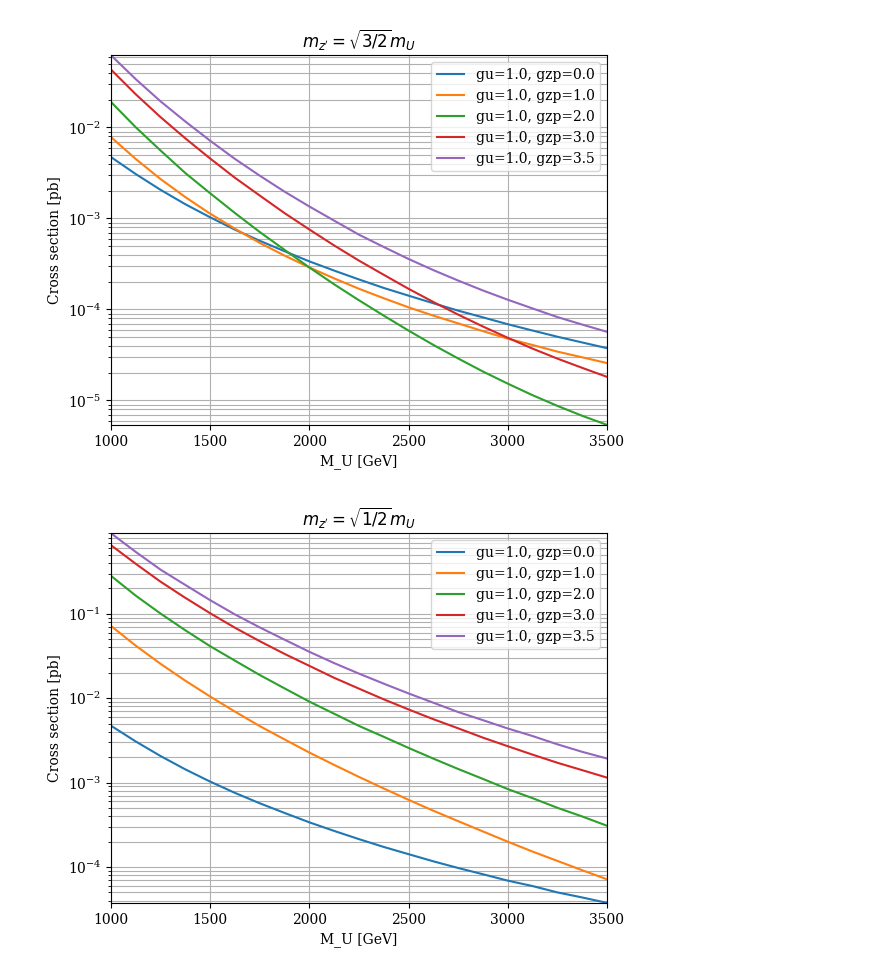
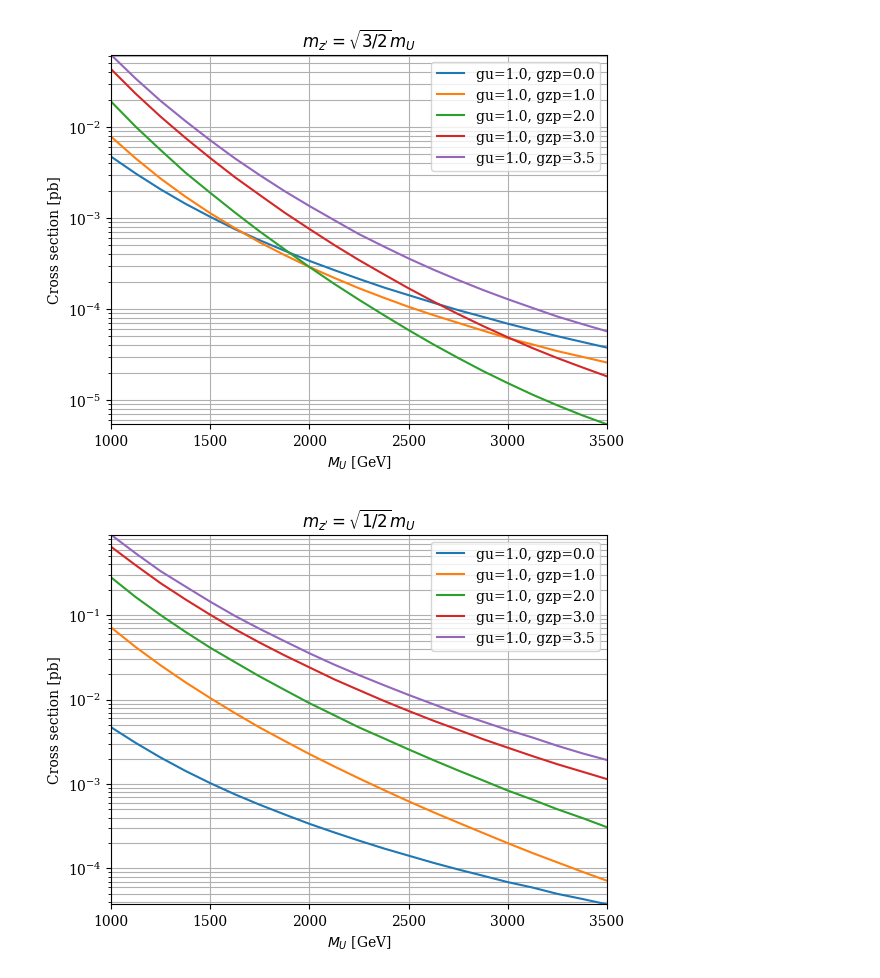
Before and after one commit to Joacop16/Phenomenology_Zp_in_LQ_Searches, a Jupyter notebook: 02_parton_analysis/XS_Plots.ipynb, the cells around one changed output. Cells and saved outputs as stored; diff of their text form; code cells hidden in the pictures.

Commit message:
Fixing M_U xlabel

```diff
--- a/02_parton_analysis/XS_Plots.ipynb
+++ b/02_parton_analysis/XS_Plots.ipynb
@@ -32,35 +32,35 @@ g_zp = [
     3.5
     ]
 g_list = list(product(g_U, g_zp))
 
 for g_pair in g_list:
     M_U, xs_array = get_xs_array(g_pair)
     plt.semilogy(M_U, xs_array, label=f"gu={g_pair[0]}, gzp={g_pair[1]}") # Linear X axis, Logarithmic Y axis
 
-plt.xlabel("M_U [GeV]")
+plt.xlabel(r"$M_{U}$ [GeV]")
 plt.ylabel("Cross section [pb]")
 
 # add grid
 plt.grid(True, which="both")
 
 # set y lims
 ymin = min([min(get_xs_array(g)[1]) for g in g_list])
 ymax = max([max(get_xs_array(g)[1]) for g in g_list])
 plt.ylim(ymin, ymax)
 # set x lims
 xmin = 1000
 xmax = 3500
 plt.xlim(xmin, xmax)
 # add title, latex format
 if limit == "upper":
     plt.title("$m_{z'} = \sqrt{3/2} m_U$")
 elif limit == "lower":
     plt.title("$m_{z'} =  \sqrt{1/2} m_U$")
 # add legend
 plt.legend()
 plot_show = True
 # %% [output]
-[figure, old version]
+[figure, new version]
 # %%
 
 limit = "lower"
@@ -69,7 +69,7 @@ for g_pair in g_list:
     M_U, xs_array = get_xs_array(g_pair)
     plt.semilogy(M_U, xs_array, label=f"gu={g_pair[0]}, gzp={g_pair[1]}")
 # axis labels
-plt.xlabel("M_U [GeV]")
+plt.xlabel(r"$M_{U}$ [GeV]")
 plt.ylabel("Cross section [pb]")
 # set y axis to log scale
 plt.yscale("log")
@@ -92,4 +92,4 @@ elif limit == "lower":
 plt.legend()
 plot_show = True
 # %% [output]
-[figure, old version]
+[figure, new version]
```
